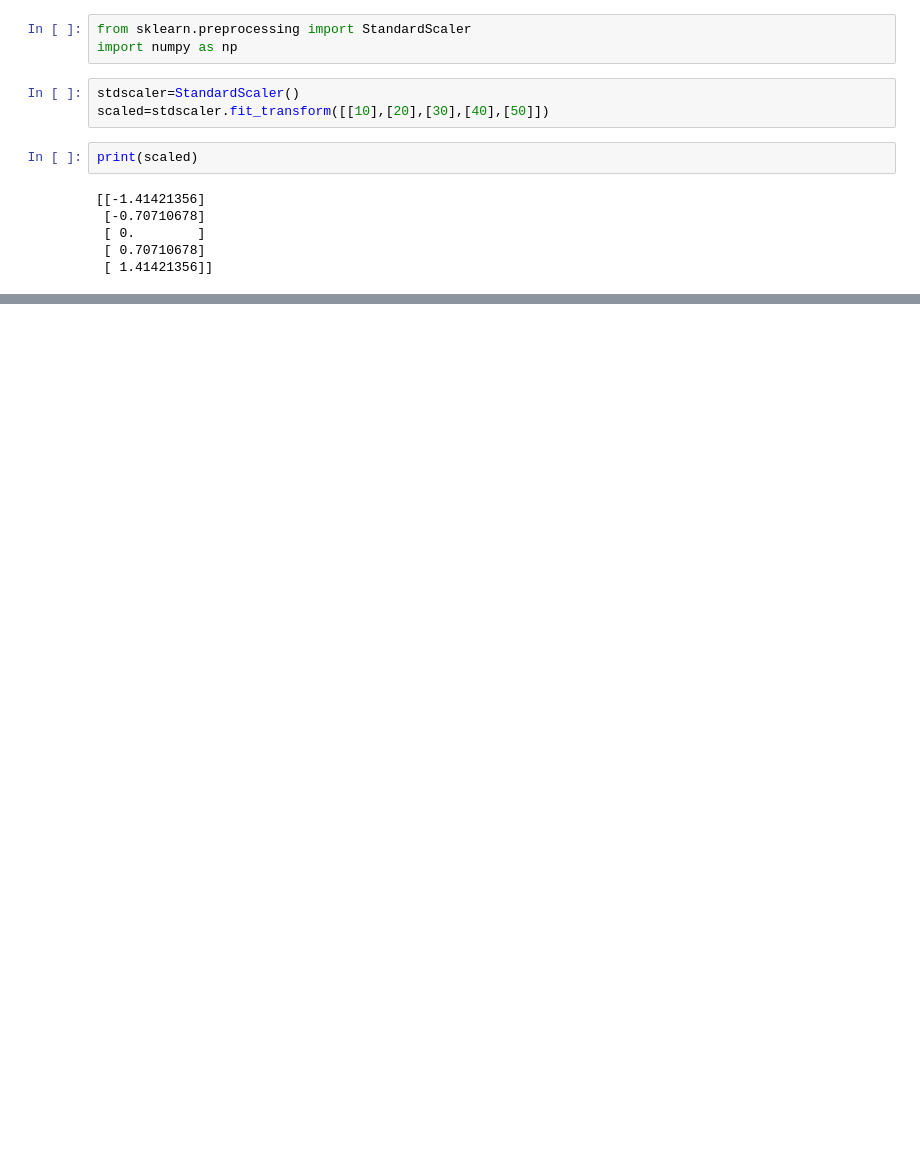
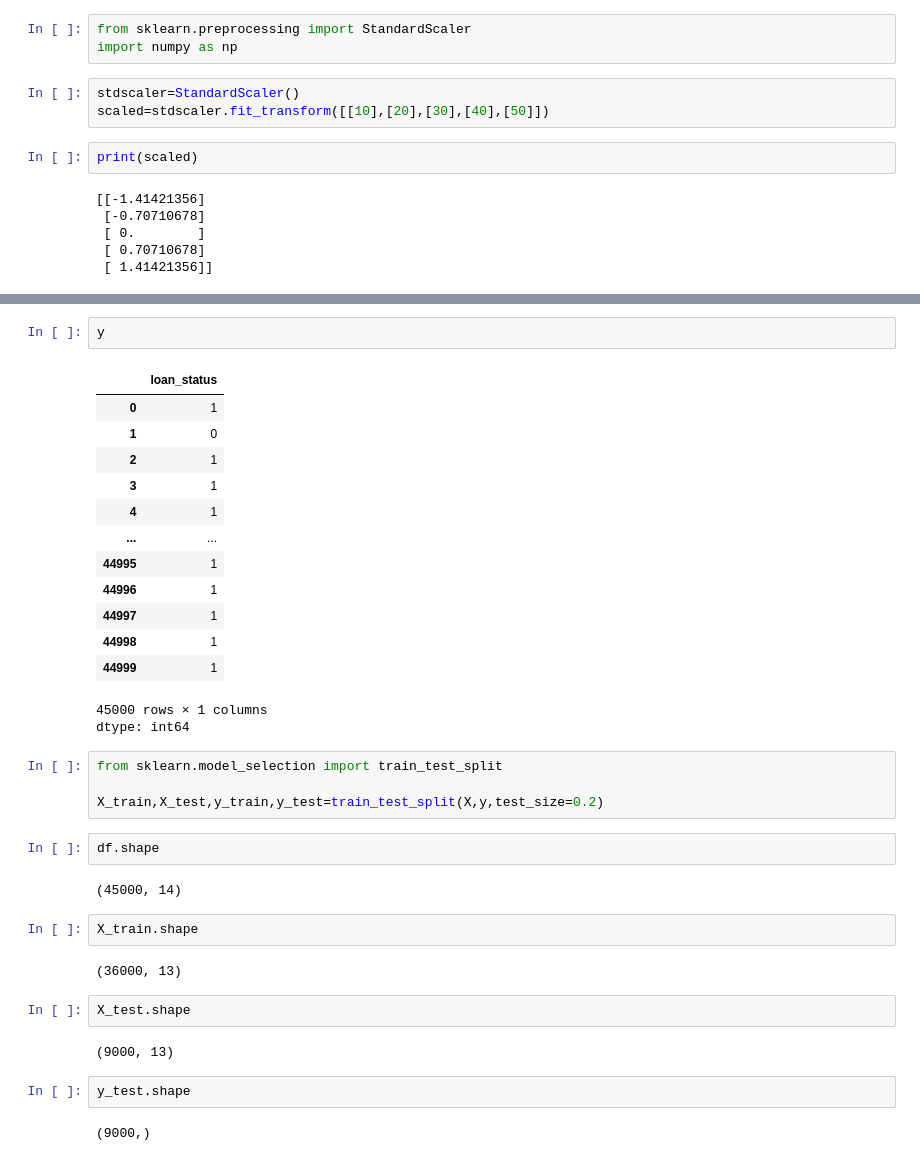
Before and after one commit to Ans365332/6may-file-example, a Jupyter notebook: Feature_scaling.ipynb, the cells around one changed output, grey strips where cells are left out. Cells and saved outputs as stored; diff of their text form; blank space fills up the shorter version.

```diff
--- a/Feature_scaling.ipynb
+++ b/Feature_scaling.ipynb
@@ -37,0 +96,37 @@ print(scaled)
+# %%
+y
+# %% [output]
+|  | loan_status |
+| 0 | 1 |
+| 1 | 0 |
+| 2 | 1 |
+| 3 | 1 |
+| 4 | 1 |
+| ... | ... |
+| 44995 | 1 |
+| 44996 | 1 |
+| 44997 | 1 |
+| 44998 | 1 |
+| 44999 | 1 |
+45000 rows × 1 columns
+dtype: int64
+# %%
+from sklearn.model_selection import train_test_split
+
+X_train,X_test,y_train,y_test=train_test_split(X,y,test_size=0.2)
+# %%
+df.shape
+# %% [output]
+(45000, 14)
+# %%
+X_train.shape
+# %% [output]
+(36000, 13)
+# %%
+X_test.shape
+# %% [output]
+(9000, 13)
+# %%
+y_test.shape
+# %% [output]
+(9000,)
```
Also changed, not shown: parts of 9 cells of this notebook.
